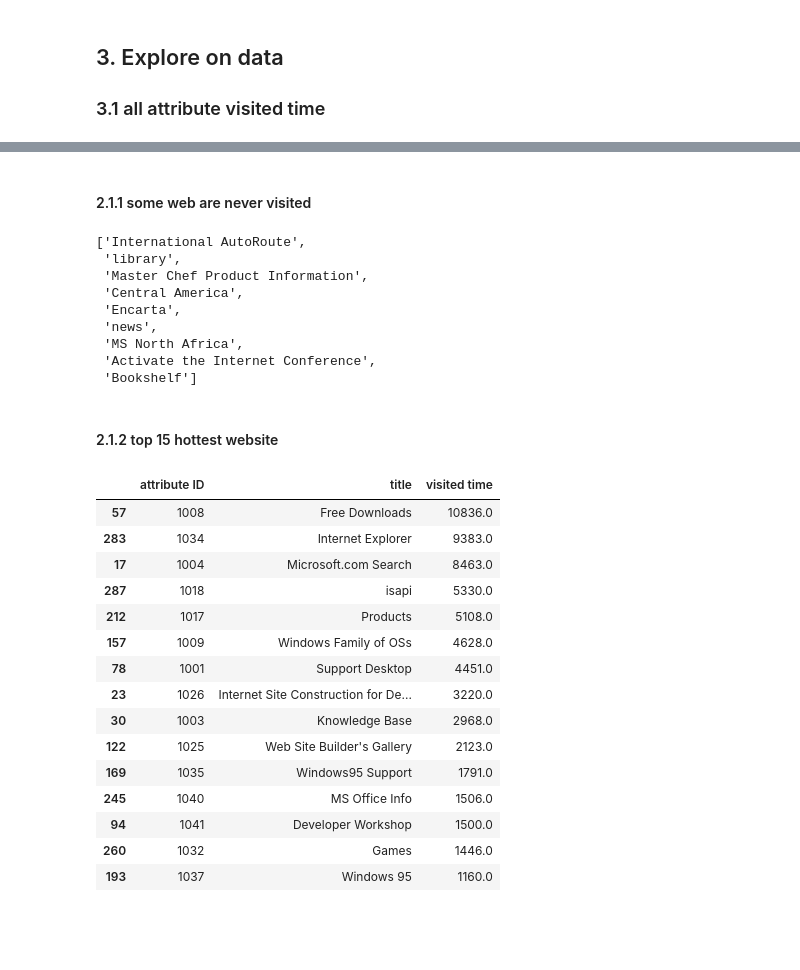
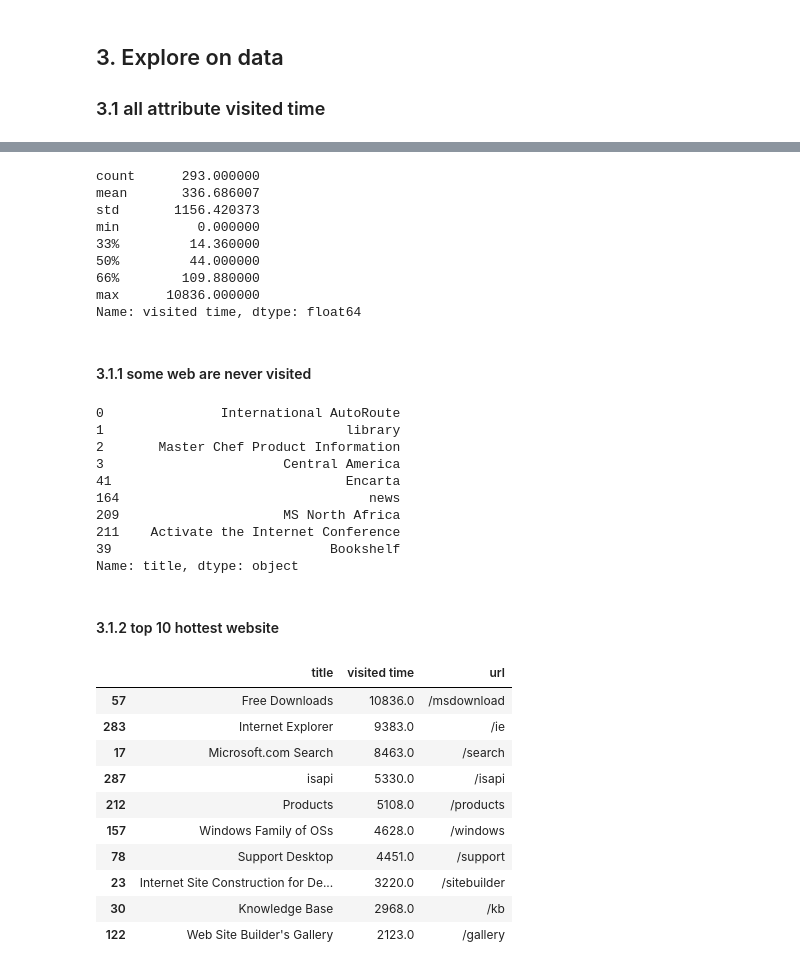
Before and after one commit to hanshanglin/COMP4433_project, a Jupyter notebook: explore.ipynb, the cells around one changed output, grey strips where cells are left out. Saved outputs shown, nothing was run; the diff lists cells and outputs as text; code cells hidden in the pictures; blank space fills up the shorter version.

```diff
--- a/explore.ipynb
+++ b/explore.ipynb
@@ -44,7 +49,8 @@ The original data did not meet our requirements very well, so some preprocessing
 From the _describtion_, "marks" and "ignored" are useless to our data, "url" seems not helpful for our mining task.
 # %%
 url_save = attribute_df['url']
-attribute_df.drop(['marks','ignored','url'],axis=1,inplace=True)
+attribute_df.drop(['marks','ignored'],axis=1,inplace=True)
+id2name = pd.Series(attribute_df['title'].values,index=attribute_df['attribute ID']).to_dict()
 # %% [markdown]
 After the procrss applyed, the data become:
 # %%
@@ -136,37 +141,45 @@ attribute_df
+# %%
+attribute_df["visited time"].describe(percentiles=[.33, .66])
+# %% [output]
+count      293.000000
+mean       336.686007
+std       1156.420373
+min          0.000000
+33%         14.360000
+50%         44.000000
+66%        109.880000
+max      10836.000000
+Name: visited time, dtype: float64
 # %% [markdown]
-#### 2.1.1 some web are never visited
+#### 3.1.1 some web are never visited
 # %%
 attribute_df.sort_values("visited time",inplace=True)
-attribute_df[attribute_df["visited time"]==0]["title"].to_list()
+attribute_df[attribute_df["visited time"]==0]["title"]
 # %% [output]
-['International AutoRoute',
- 'library',
- 'Master Chef Product Information',
- 'Central America',
- 'Encarta',
- 'news',
- 'MS North Africa',
- 'Activate the Internet Conference',
- 'Bookshelf']
+0               International AutoRoute
+1                               library
+2       Master Chef Product Information
+3                       Central America
+41                              Encarta
+164                                news
+209                     MS North Africa
+211    Activate the Internet Conference
+39                            Bookshelf
+Name: title, dtype: object
 # %% [markdown]
-#### 2.1.2 top 15 hottest website
+#### 3.1.2 top 10 hottest website
 # %%
 attribute_df.sort_values("visited time",inplace=True,ascending=[False])
-attribute_df.head(15)
+attribute_df.head(10)[["title","visited time",'url']]
 # %% [output]
-|  | attribute ID | title | visited time |
-| 57 | 1008 | Free Downloads | 10836.0 |
-| 283 | 1034 | Internet Explorer | 9383.0 |
-| 17 | 1004 | Microsoft.com Search | 8463.0 |
-| 287 | 1018 | isapi | 5330.0 |
-| 212 | 1017 | Products | 5108.0 |
-| 157 | 1009 | Windows Family of OSs | 4628.0 |
-| 78 | 1001 | Support Desktop | 4451.0 |
-| 23 | 1026 | Internet Site Construction for De... | 3220.0 |
-| 30 | 1003 | Knowledge Base | 2968.0 |
-| 122 | 1025 | Web Site Builder's Gallery | 2123.0 |
-| 169 | 1035 | Windows95 Support | 1791.0 |
-| 245 | 1040 | MS Office Info | 1506.0 |
-| 94 | 1041 | Developer Workshop | 1500.0 |
-| 260 | 1032 | Games | 1446.0 |
-| 193 | 1037 | Windows 95 | 1160.0 |
+|  | title | visited time | url |
+| 57 | Free Downloads | 10836.0 | /msdownload |
+| 283 | Internet Explorer | 9383.0 | /ie |
+| 17 | Microsoft.com Search | 8463.0 | /search |
+| 287 | isapi | 5330.0 | /isapi |
+| 212 | Products | 5108.0 | /products |
+| 157 | Windows Family of OSs | 4628.0 | /windows |
+| 78 | Support Desktop | 4451.0 | /support |
+| 23 | Internet Site Construction for De... | 3220.0 | /sitebuilder |
+| 30 | Knowledge Base | 2968.0 | /kb |
+| 122 | Web Site Builder's Gallery | 2123.0 | /gallery |
```
Also changed, not shown: parts of 19 cells of this notebook, 1 other file.
